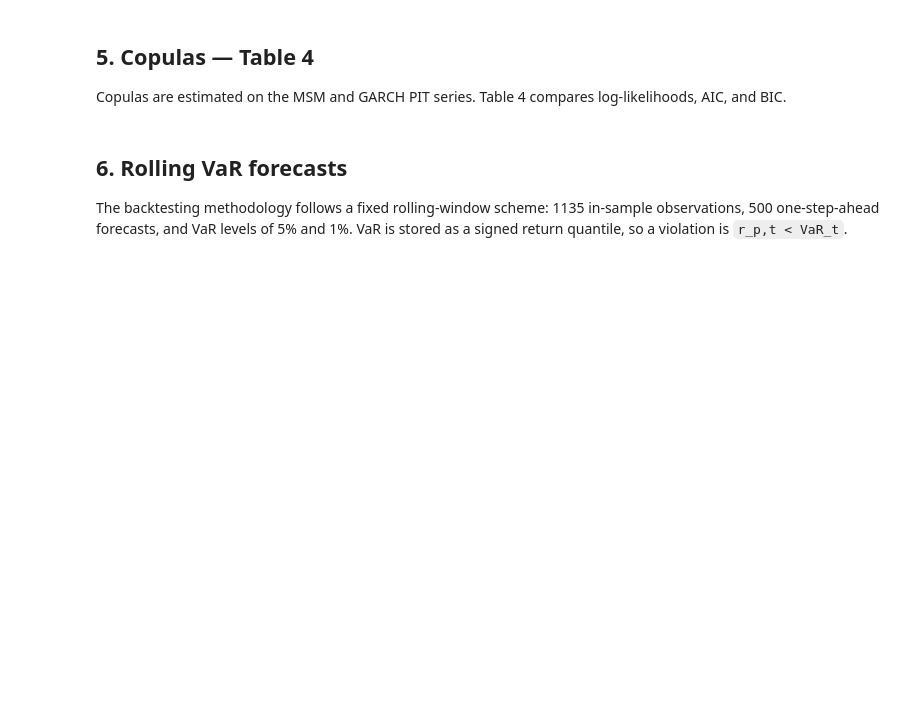
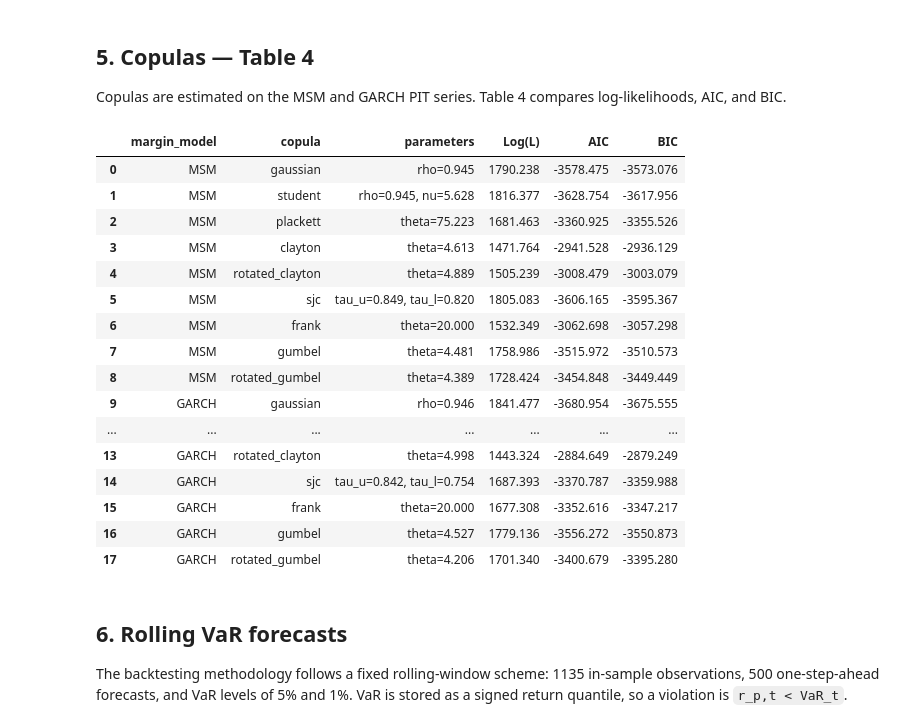
Before and after one commit to nathanli11/Forecasting_market_risk-Copula_MSM_Approach, a Jupyter notebook: notebooks/replication_workflow_final.ipynb, the cells around one changed output. Cells and saved outputs as stored; diff of their text form; code cells hidden in the pictures; blank space fills up the shorter version.

```diff
--- a/notebooks/replication_workflow_final.ipynb
+++ b/notebooks/replication_workflow_final.ipynb
@@ -125,4 +235,25 @@ table_4.to_csv(TABLES_DIR / "table_4_copula_estimates_formatted.csv", index=Fals
 table_4
+# %%
+table_4 = pd.read_csv(TABLES_DIR / "table_4_copula_estimates_formatted.csv")
+table_4
+# %% [output]
+|  | margin_model | copula | parameters | Log(L) | AIC | BIC |
+| 0 | MSM | gaussian | rho=0.945 | 1790.238 | -3578.475 | -3573.076 |
+| 1 | MSM | student | rho=0.945, nu=5.628 | 1816.377 | -3628.754 | -3617.956 |
+| 2 | MSM | plackett | theta=75.223 | 1681.463 | -3360.925 | -3355.526 |
+| 3 | MSM | clayton | theta=4.613 | 1471.764 | -2941.528 | -2936.129 |
+| 4 | MSM | rotated_clayton | theta=4.889 | 1505.239 | -3008.479 | -3003.079 |
+| 5 | MSM | sjc | tau_u=0.849, tau_l=0.820 | 1805.083 | -3606.165 | -3595.367 |
+| 6 | MSM | frank | theta=20.000 | 1532.349 | -3062.698 | -3057.298 |
+| 7 | MSM | gumbel | theta=4.481 | 1758.986 | -3515.972 | -3510.573 |
+| 8 | MSM | rotated_gumbel | theta=4.389 | 1728.424 | -3454.848 | -3449.449 |
+| 9 | GARCH | gaussian | rho=0.946 | 1841.477 | -3680.954 | -3675.555 |
+| ... | ... | ... | ... | ... | ... | ... |
+| 13 | GARCH | rotated_clayton | theta=4.998 | 1443.324 | -2884.649 | -2879.249 |
+| 14 | GARCH | sjc | tau_u=0.842, tau_l=0.754 | 1687.393 | -3370.787 | -3359.988 |
+| 15 | GARCH | frank | theta=20.000 | 1677.308 | -3352.616 | -3347.217 |
+| 16 | GARCH | gumbel | theta=4.527 | 1779.136 | -3556.272 | -3550.873 |
+| 17 | GARCH | rotated_gumbel | theta=4.206 | 1701.340 | -3400.679 | -3395.280 |
 # %% [markdown]
 ## 6. Rolling VaR forecasts
 
```
Also changed, not shown: parts of 24 cells of this notebook, 57 other files.
